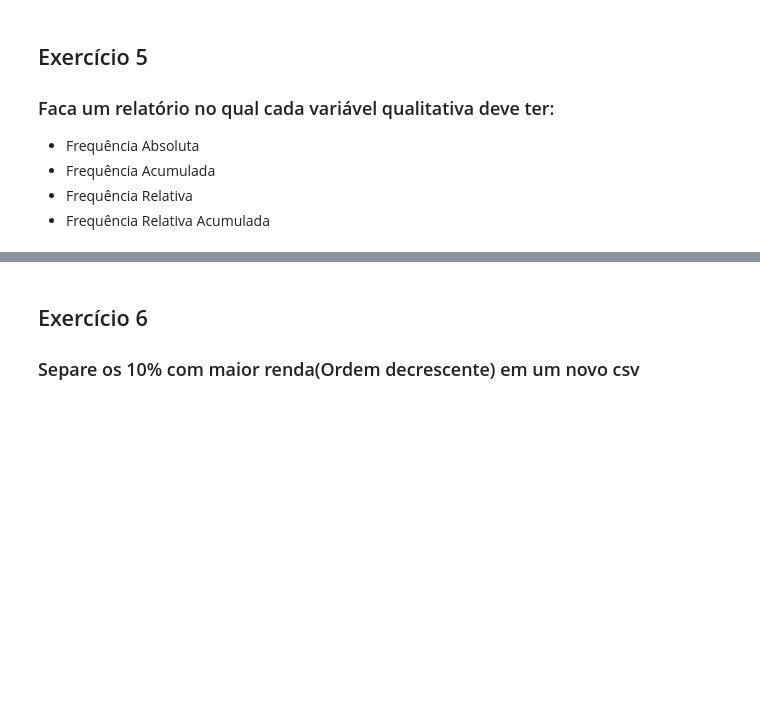
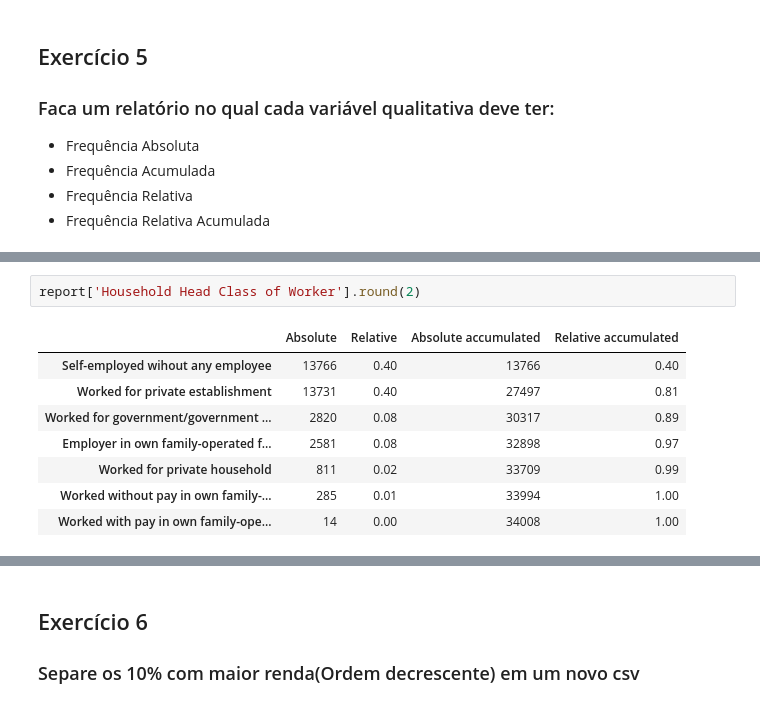
Before and after one commit to wandgibaut/lets_code_g6, a Jupyter notebook: main.ipynb, the cells around one changed output, grey strips where cells are left out. Cells and saved outputs as stored; diff of their text form; blank space fills up the shorter version.

```diff
--- a/main.ipynb
+++ b/main.ipynb
@@ -113,0 +134,11 @@ report['Household Head Sex']
+# %%
+report['Household Head Class of Worker'].round(2)
+# %% [output]
+|  | Absolute | Relative | Absolute accumulated | Relative accumulated |
+| Self-employed wihout any employee | 13766 | 0.40 | 13766 | 0.40 |
+| Worked for private establishment | 13731 | 0.40 | 27497 | 0.81 |
+| Worked for government/government ... | 2820 | 0.08 | 30317 | 0.89 |
+| Employer in own family-operated f... | 2581 | 0.08 | 32898 | 0.97 |
+| Worked for private household | 811 | 0.02 | 33709 | 0.99 |
+| Worked without pay in own family-... | 285 | 0.01 | 33994 | 1.00 |
+| Worked with pay in own family-ope... | 14 | 0.00 | 34008 | 1.00 |
```
Also changed, not shown: parts of 11 cells of this notebook.
